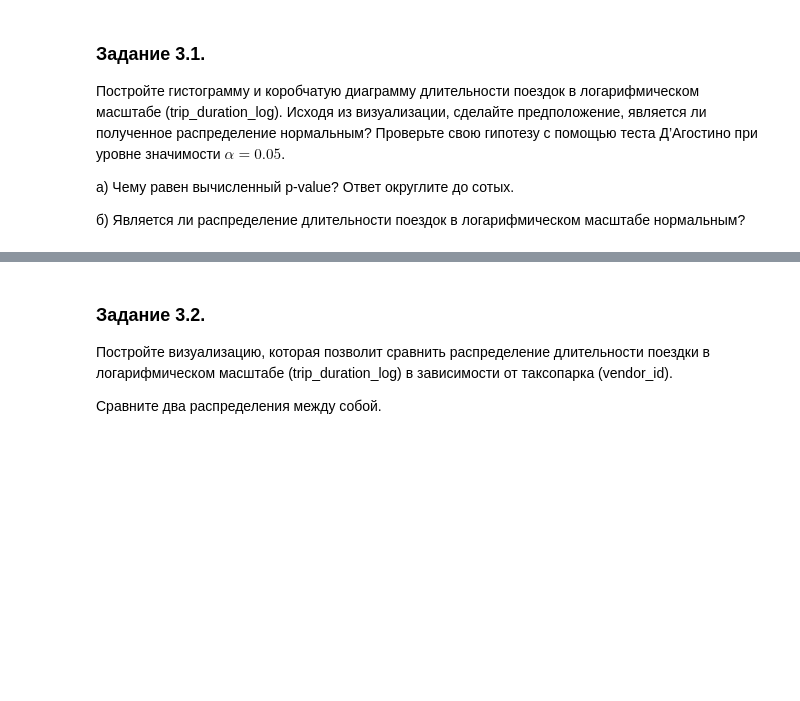
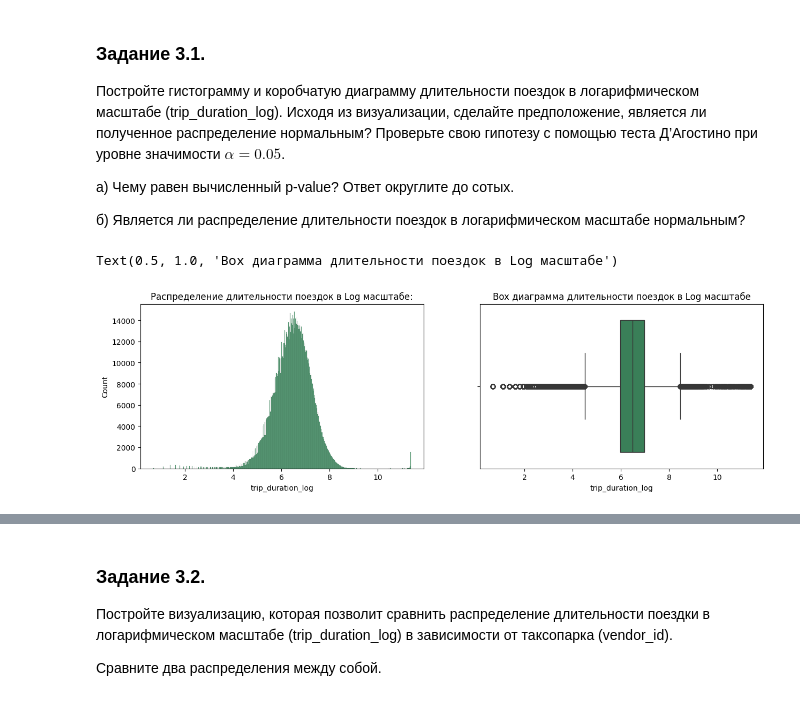
Before and after one commit to Irina-Kondratenko/SkillFactory, a Jupyter notebook: Homework/Project_10/Project-10. Notebook.ipynb, the cells around one changed output, grey strips where cells are left out. Cells and saved outputs as stored; diff of their text form; code cells hidden in the pictures; blank space fills up the shorter version.

```diff
--- a/Homework/Project_10/Project-10. Notebook.ipynb
+++ b/Homework/Project_10/Project-10. Notebook.ipynb
@@ -573,0 +575,21 @@ taxi_data['trip_duration_log'] = np.log(taxi_data['trip_duration']+1)
+# %%
+# Строим гистограмму и коробчатую диаграмму
+# длительности поездок в логарифмическом масштабе:
+
+fig, axes = plt.subplots(nrows = 1,
+                         ncols = 2,
+                         figsize = (15, 4))
+histplot = sns.histplot(data = taxi_data,
+                        x = 'trip_duration_log',
+                        ax = axes[0],
+                        color = 'seagreen')
+histplot.set_title('Распределение длительности поездок в Log масштабе:')
+
+boxplot = sns.boxplot(data = taxi_data,
+                      x = 'trip_duration_log',
+                      ax = axes[1],
+                      color = 'seagreen')
+boxplot.set_title('Box диаграмма длительности поездок в Log масштабе')
+# %% [output]
+Text(0.5, 1.0, 'Box диаграмма длительности поездок в Log масштабе')
+[figure, added]
```
Also changed, not shown: parts of 8 cells of this notebook.
